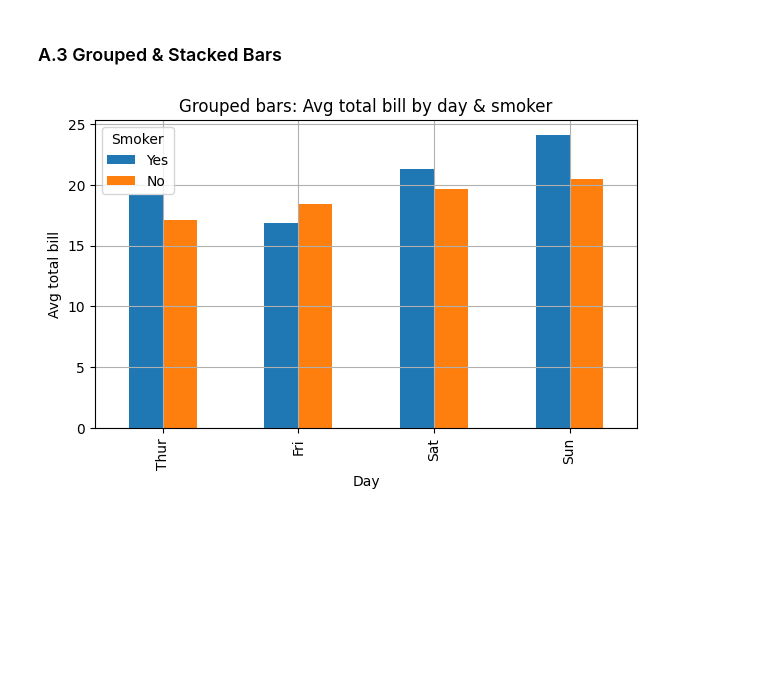
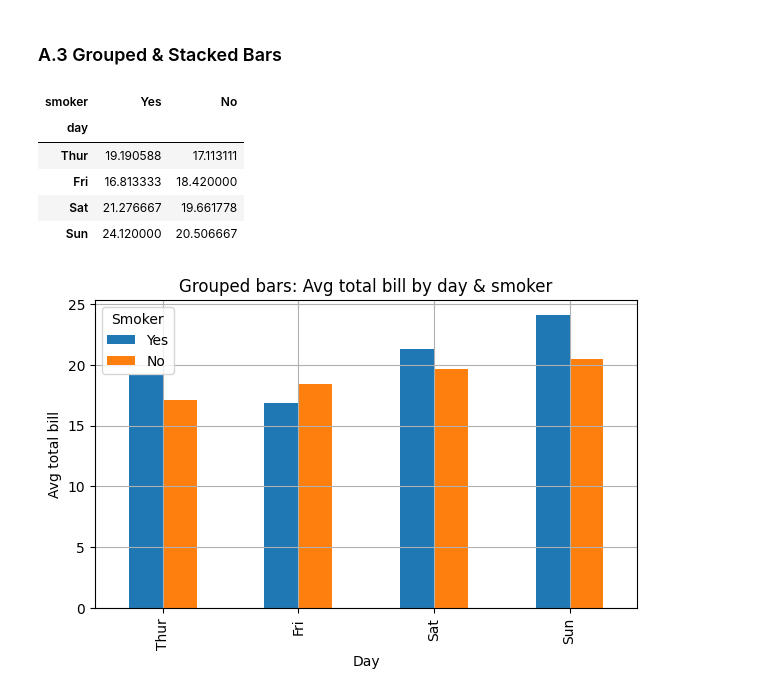
Before and after one commit to Musfique-Ahmed/DataViz-Lab, a Jupyter notebook: Class 3/DataViz_Lab03.ipynb, the cells around one changed output. Cells and saved outputs as stored; diff of their text form; code cells hidden in the pictures; blank space fills up the shorter version.

```diff
--- a/Class 3/DataViz_Lab03.ipynb
+++ b/Class 3/DataViz_Lab03.ipynb
@@ -109,5 +109,14 @@ plt.show()
 # %% [markdown]
 ### A.3 Grouped & Stacked Bars
+# %%
+tips.groupby(['day','smoker'])['total_bill'].mean().unstack()
+# %% [output]
+| smoker | Yes | No |
+| day |  |  |
+| Thur | 19.190588 | 17.113111 |
+| Fri | 16.813333 | 18.420000 |
+| Sat | 21.276667 | 19.661778 |
+| Sun | 24.120000 | 20.506667 |
 # %%
 # Grouped: average total bill by day & smoker
 grp = tips.groupby(['day','smoker'])['total_bill'].mean().unstack()
```
Also changed, not shown: parts of 1 cell of this notebook.
